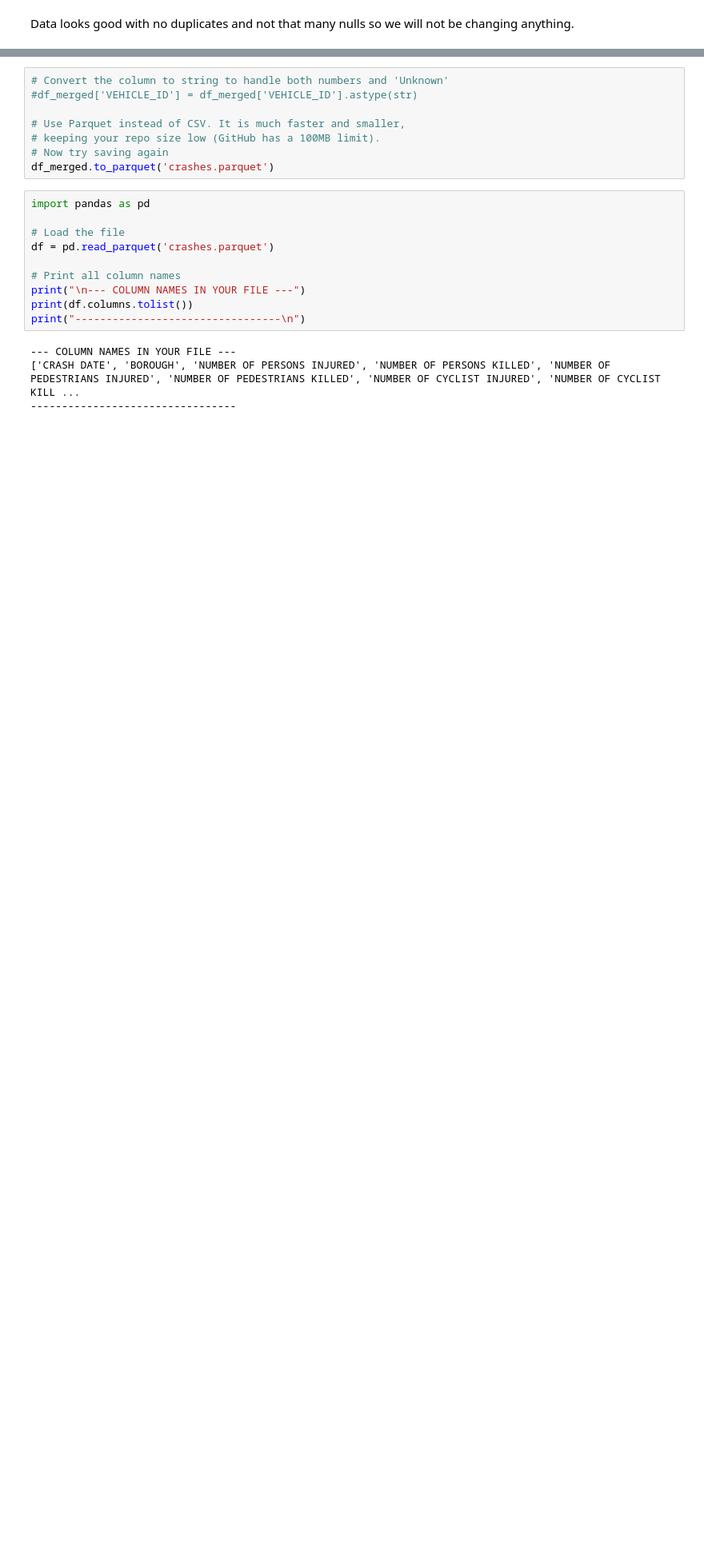
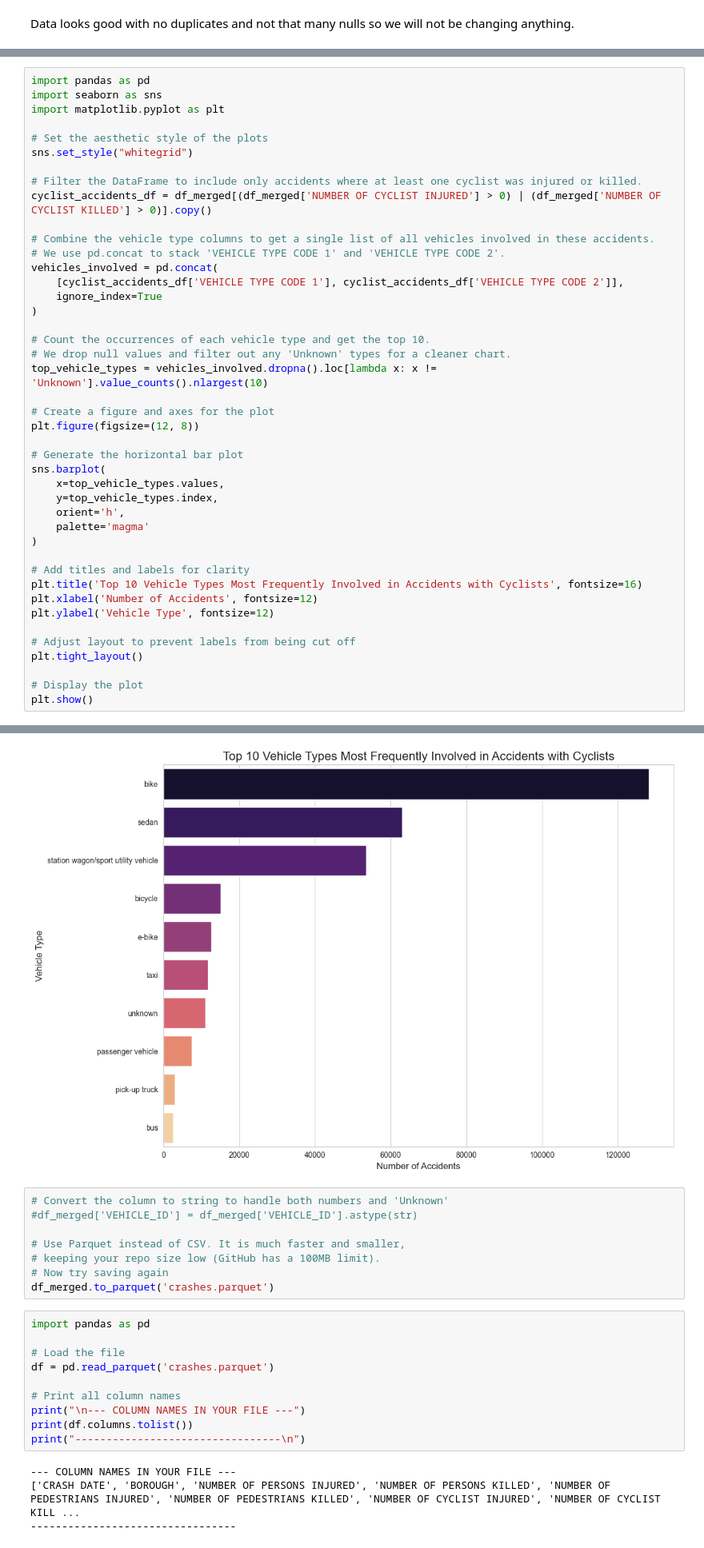
Before and after one commit to AmirBassemAdibAbdou/DataEngineering-Visualization, a Jupyter notebook: ProjectOneData&Vis.ipynb, the cells around one changed output, grey strips where cells are left out. Shown: that part at 80% size. Saved outputs shown, nothing was run; the diff lists cells and outputs as text; blank space fills up the shorter version.

```diff
--- a/ProjectOneData&Vis.ipynb
+++ b/ProjectOneData&Vis.ipynb
@@ -757,0 +760,44 @@ Data looks good with no duplicates and not that many nulls so we will not be cha
+# %%
+import pandas as pd
+import seaborn as sns
+import matplotlib.pyplot as plt
+
+# Set the aesthetic style of the plots
+sns.set_style("whitegrid")
+
+# Filter the DataFrame to include only accidents where at least one cyclist was injured or killed.
+cyclist_accidents_df = df_merged[(df_merged['NUMBER OF CYCLIST INJURED'] > 0) | (df_merged['NUMBER OF CYCLIST KILLED'] > 0)].copy()
+
+# Combine the vehicle type columns to get a single list of all vehicles involved in these accidents.
+# We use pd.concat to stack 'VEHICLE TYPE CODE 1' and 'VEHICLE TYPE CODE 2'.
+vehicles_involved = pd.concat(
+    [cyclist_accidents_df['VEHICLE TYPE CODE 1'], cyclist_accidents_df['VEHICLE TYPE CODE 2']],
+    ignore_index=True
+)
+
+# Count the occurrences of each vehicle type and get the top 10.
+# We drop null values and filter out any 'Unknown' types for a cleaner chart.
+top_vehicle_types = vehicles_involved.dropna().loc[lambda x: x != 'Unknown'].value_counts().nlargest(10)
+
+# Create a figure and axes for the plot
+plt.figure(figsize=(12, 8))
+
+# Generate the horizontal bar plot
+sns.barplot(
+    x=top_vehicle_types.values,
+    y=top_vehicle_types.index,
+    orient='h',
+    palette='magma'
+)
+
+# Add titles and labels for clarity
+plt.title('Top 10 Vehicle Types Most Frequently Involved in Accidents with Cyclists', fontsize=16)
+plt.xlabel('Number of Accidents', fontsize=12)
+plt.ylabel('Vehicle Type', fontsize=12)
+
+# Adjust layout to prevent labels from being cut off
+plt.tight_layout()
+
+# Display the plot
+plt.show()
+# %% [output]
@@ -758,3 +807,4 @@ Data looks good with no duplicates and not that many nulls so we will not be cha
+[figure, added]
 # %%
 # Convert the column to string to handle both numbers and 'Unknown'
 #df_merged['VEHICLE_ID'] = df_merged['VEHICLE_ID'].astype(str)
```
Also changed, not shown: parts of 14 cells of this notebook, 1 other file.
